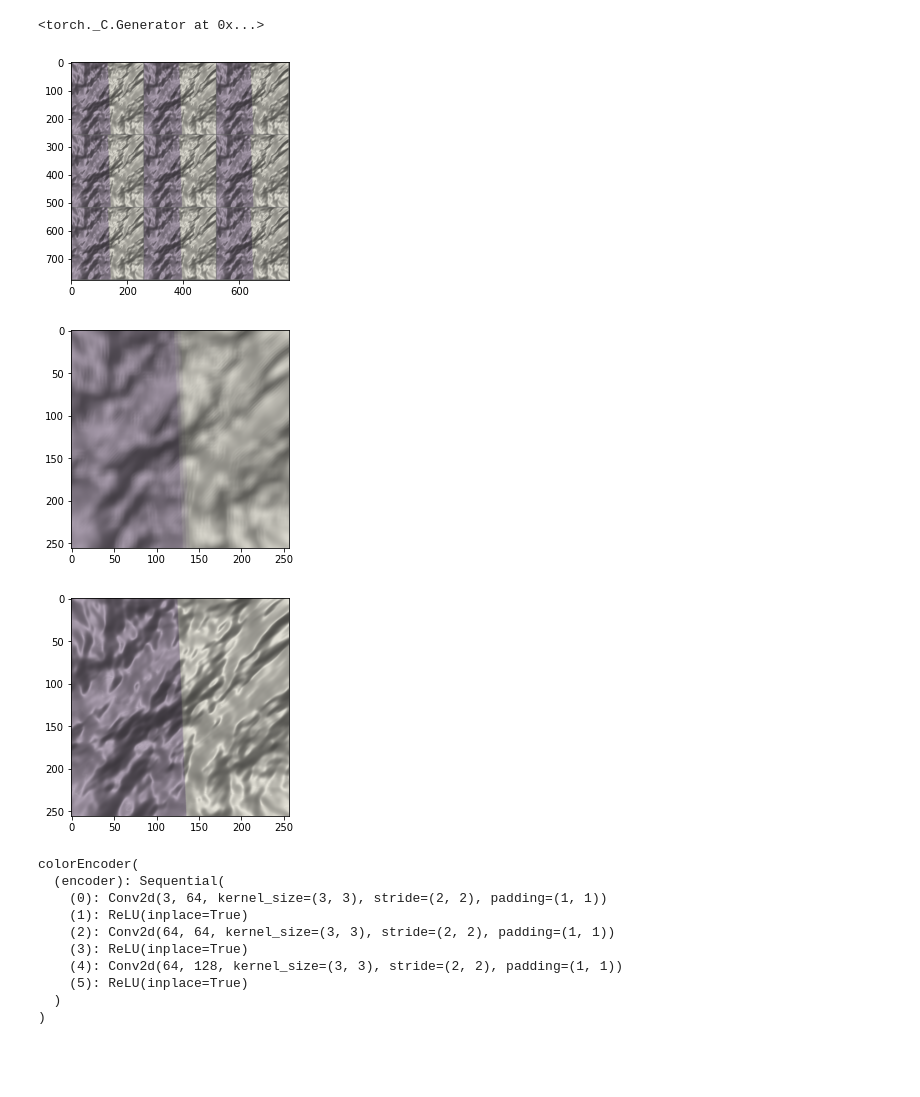
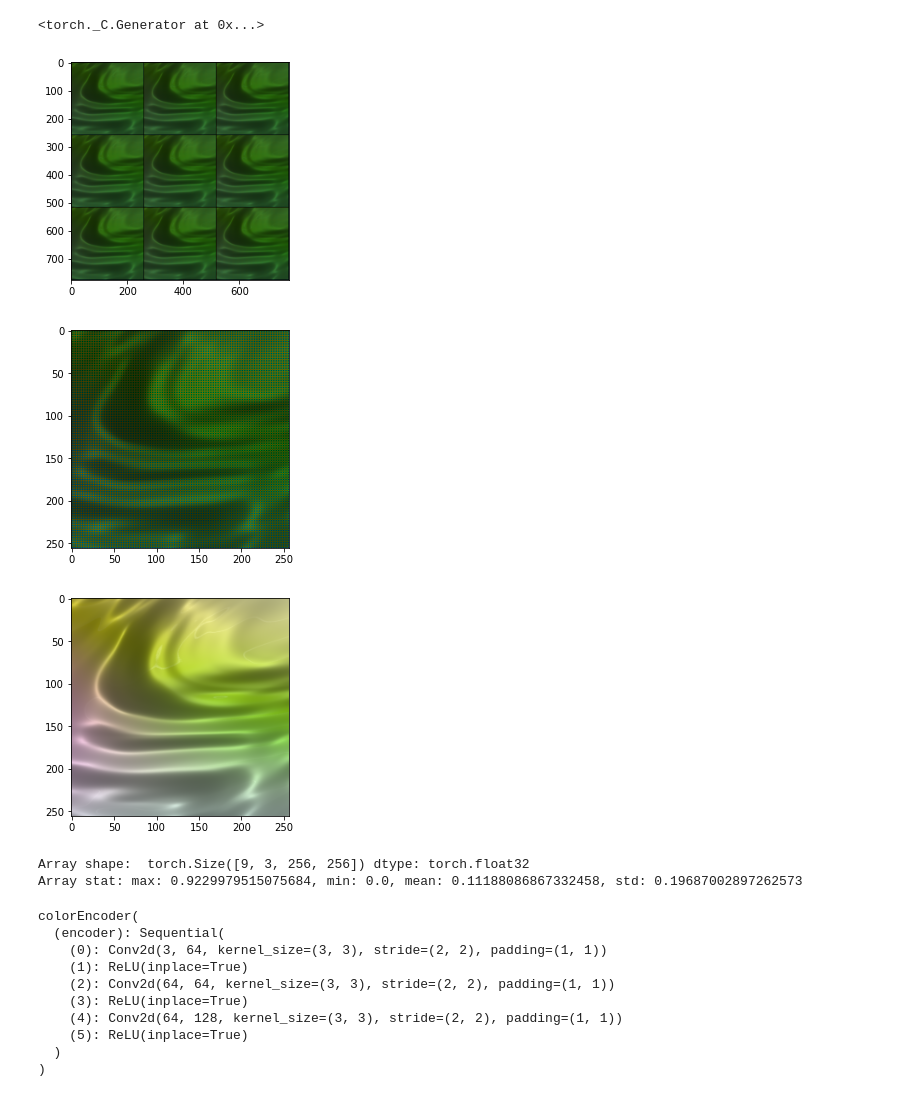
Before and after one commit to djbradyAtOpticalSciencesArizona/multiframeEstimation, a Jupyter notebook: feature_integration.ipynb, the cells around one changed output. Saved outputs shown, nothing was run; the diff lists cells and outputs as text; code cells hidden in the pictures; blank space fills up the shorter version.

```diff
--- a/feature_integration.ipynb
+++ b/feature_integration.ipynb
@@ -123,6 +64,4 @@ def merge(ref, alt, bi_align_field, tile_size = 8, stride = 8):
 # %%
-## [n_batch, 16, 3, 64, 64]
-
 class camMosaicModelTensor:
     def __init__(self):
         ''' params that are from experiments on EVETAR camera '''
@@ -131,7 +70,7 @@ class camMosaicModelTensor:
         self.bit_depth = 10
         self.black_level = 50
         ''' params that are NOT from experiments on EVETAR camera '''
-        self.amplitude = 2 * 4
+        self.amplitude = 2 * 4 * 16
 
     def noise_model(self, img_gt):
         '''
@@ -151,7 +90,7 @@ class camMosaicModelTensor:
         n_frame, c, h, w = img.shape
         bayer_img = torch.zeros(n_frame, 1, h, w)
         bayer_img[..., 0, ::2, ::2] = img[..., 0, ::2, ::2]
-        bayer_img[..., 0, 1::2, 1::2] = img[..., 2,::2, ::2]
+        bayer_img[..., 0, 1::2, 1::2] = img[..., 2, 1::2, 1::2]
         bayer_img[..., 0, ::2, 1::2] = img[..., 1, ::2, 1::2]
         bayer_img[..., 0, 1::2, ::2] = img[..., 1, 1::2, ::2]
         return bayer_img
@@ -160,15 +99,23 @@ class camMosaicModelTensor:
         n_frame, c, h, w = img.shape
         bayer_img = torch.zeros(n_frame, 3, h, w)
         bayer_img[..., 0, ::2, ::2] = img[..., 0, ::2, ::2]
-        bayer_img[..., 2, 1::2, 1::2] = img[..., 2,::2, ::2]
+        bayer_img[..., 2, 1::2, 1::2] = img[..., 2, 1::2, 1::2]
         bayer_img[..., 1, ::2, 1::2] = img[..., 1, ::2, 1::2]
         bayer_img[..., 1, 1::2, ::2] = img[..., 1, 1::2, ::2]
         return bayer_img
 
-    def spatial_sampling(self, img, pix = 4):
+    def rgb2bayer_4chan(self, img):
+        n_frame, c, h, w = img.shape
+        bayer_img = torch.zeros(n_frame, 4, h//2, w//2)
+        bayer_img[..., 0, :, :] = img[..., 0, ::2, ::2]
+        bayer_img[..., 1, :, :] = img[..., 1, ::2, 1::2]
+        bayer_img[..., 2, :, :] = img[..., 2, 1::2, ::2]
+        bayer_img[..., 3, :, :] = img[..., 1, 1::2, 1::2]
+        return bayer_img
+
+    def spatial_sampling(self, img, pix = 1):
         n_frame, c, h, w = img.shape
         return F.avg_pool2d(img, pix) * pix**2
-
 
     def develop(self, img_gt):
         '''
@@ -179,8 +126,8 @@ class camMosaicModelTensor:
         sensor_noisy = torch.clamp(torch.round(img_noisy * self.amplitude) + self.black_level,
                                0, 2**self.bit_depth)
         sensor_noisy_float = (sensor_noisy - self.black_level)/(2**self.bit_depth - self.black_level)
-        bayer_noisy = self.rgb2bayer(sensor_noisy)
-        bayer_noisy_float = self.rgb2bayer(sensor_noisy_float)
+        bayer_noisy = self.rgb2bayer_3chan(sensor_noisy)
+        bayer_noisy_float = self.rgb2bayer_3chan(sensor_noisy_float)
         return sensor_noisy_float, bayer_noisy_float
 # %%
 import os
@@ -195,25 +142,25 @@ class SynDataset(torch.utils.data.Dataset):
 
     def __len__(self):
         if self.train:
-            return 160
+            return 16 * 100
         else:
-            return 40
+            return 4 * 100
 
     def __getitem__(self, index):
-        i = index if self.train else index+160
+        i = index if self.train else index+16*100
         Xs = []
         for j in range(9):
             # X = load_exr(os.path.join(self.root, "scene{:04d}".format(i),
             #                         "Image", "Image{:04d}.exr".format(j + 1)))
-            X = load_exr(os.path.join(self.root, "scene{:04d}".format(i),
-                                    "Image", "Image{:04d}.exr".format(1)))
+            X = load_exr(os.path.join(self.root, "scene{:04d}".format(i//100),
+                                    "Image", "Image{:04d}.exr".format(i%100+1)))
             Xs.append(X)
         Xs = np.stack(Xs)
         Xs = self.randomCrop(Xs)
         Xs = torch.from_numpy(Xs.transpose(0, 3, 1, 2)).float()
-        # X, _ = self.cam.develop(Xs)
+        _, X = self.cam.develop(Xs)
 
-        return (Xs - 1.3)/1.4, (Xs[4] - 1.3)/1.4
+        return X, (Xs[4] - 1.3)/1.4
 
     def randomCrop(self, img, size = 256):
         n_frame, H, W, C = img.shape
@@ -223,7 +170,7 @@ class SynDataset(torch.utils.data.Dataset):
         y = np.random.randint(4, W - size - 3)
         crop_img = np.empty((n_frame, size, size, C))
         k = 0
-        offset = [-4, 0, 4]
+        offset = [-3, 0, 3]
         for i in range(3):
             for j in range(3):
                 crop_img[k] = img[k, x+offset[i]:x+offset[i]+size, y+offset[j]:y+offset[j]+size]
@@ -239,13 +186,16 @@ testloader = torch.utils.data.DataLoader(testset, batch_size=4,
 # %%
 dataiter = iter(trainloader)
 images, targets = dataiter.next()
-imshow(torchvision.utils.make_grid(images[0], nrow = 3))
-imshow(torchvision.utils.make_grid(images[0].mean(dim=0)))
+imshow(torchvision.utils.make_grid(images[0], nrow = 3), False)
+imshow(torchvision.utils.make_grid(images[0].mean(dim=0)), False)
 imshow(torchvision.utils.make_grid(targets[:1]))
+print_stat(images[0])
 # %% [output]
-[figure, old version]
+[figure, new version]
-[figure, old version]
+[figure, new version]
-[figure, old version]
+[figure, new version]
+Array shape:  torch.Size([9, 3, 256, 256]) dtype: torch.float32
+Array stat: max: 0.9229979515075684, min: 0.0, mean: 0.11188086867332458, std: 0.19687002897262573
 # %%
 def conv3x3(in_planes, out_planes, stride=1, groups=1):
     return nn.Conv2d(in_planes, out_planes, kernel_size=3, stride=stride, padding=1, bias=True, groups=groups)
```
Also changed, not shown: parts of 20 cells of this notebook.
